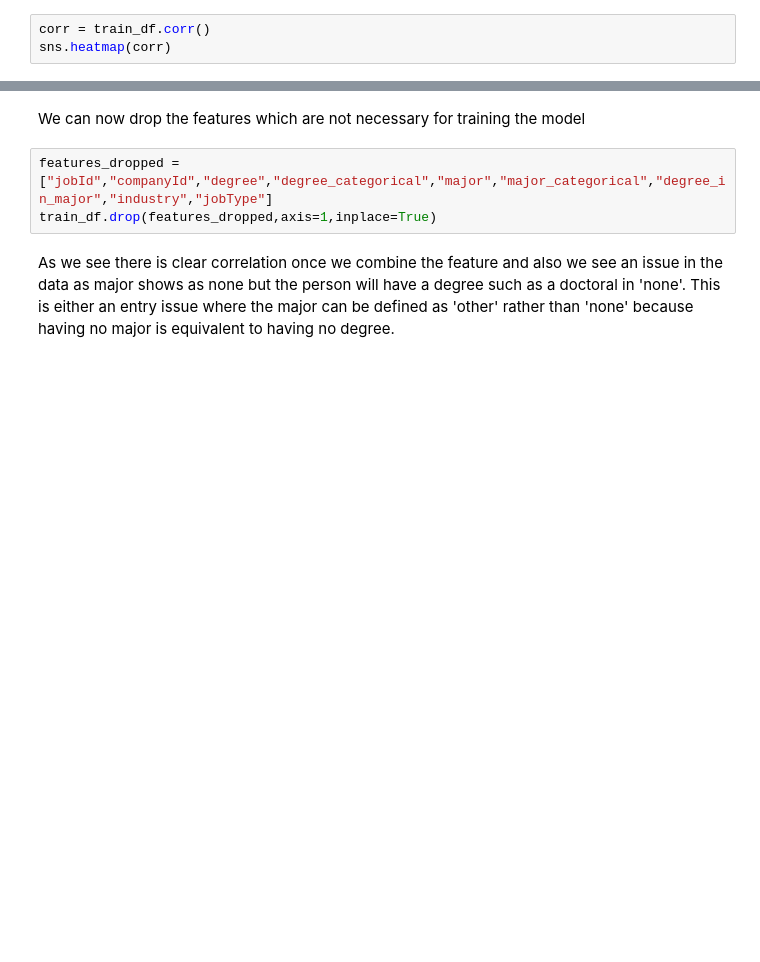
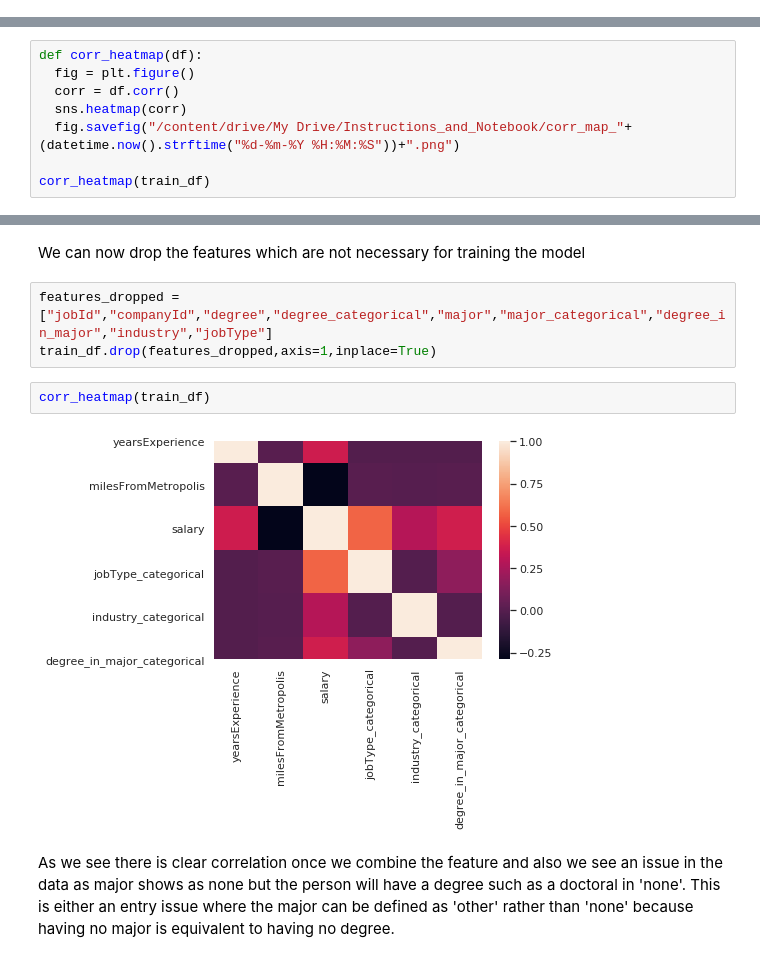
Before and after one commit to ankur26/SalaryPrediction, a Jupyter notebook: Salary Prediction Notebook.ipynb, the cells around one changed output, grey strips where cells are left out. Drawn from its saved outputs; the diff is of its cells as text; blank space fills up the shorter version.

```diff
--- a/Salary Prediction Notebook.ipynb
+++ b/Salary Prediction Notebook.ipynb
@@ -365,6 +366,3 @@ train_df,industry_mapper = ordinal_encode(train_df.copy(),"industry","salary")
 train_df,degree_mapper = ordinal_encode(train_df.copy(),"degree","salary")
 # %%
 train_df,major_mapper = ordinal_encode(train_df.copy(),"major","salary")
-# %%
-corr = train_df.corr()
-sns.heatmap(corr)
@@ -374,2 +369,10 @@ sns.heatmap(corr)
 # %% [markdown]
 We will now see if there are any features that are highly correlated with each other as this may be extra added noise in the feature
+# %%
+def corr_heatmap(df):
+  fig = plt.figure()
+  corr = df.corr()
+  sns.heatmap(corr)
+  fig.savefig("/content/drive/My Drive/Instructions_and_Notebook/corr_map_"+(datetime.now().strftime("%d-%m-%Y %H:%M:%S"))+".png")
+
+corr_heatmap(train_df)
@@ -394,6 +393,10 @@ We can now drop the features which are not necessary for training the model
 # %%
 features_dropped = ["jobId","companyId","degree","degree_categorical","major","major_categorical","degree_in_major","industry","jobType"]
 train_df.drop(features_dropped,axis=1,inplace=True)
+# %%
+corr_heatmap(train_df)
+# %% [output]
+[figure, added]
 # %% [markdown]
 As we see there is clear correlation once we combine the feature and also we see an issue in the data as major shows as none but the person will have a degree such as a doctoral in 'none'. This is either an entry issue where the major can be defined as 'other' rather than 'none' because having no major is equivalent to having no degree.
 # %% [markdown]
```
Also changed, not shown: parts of 32 cells of this notebook.
